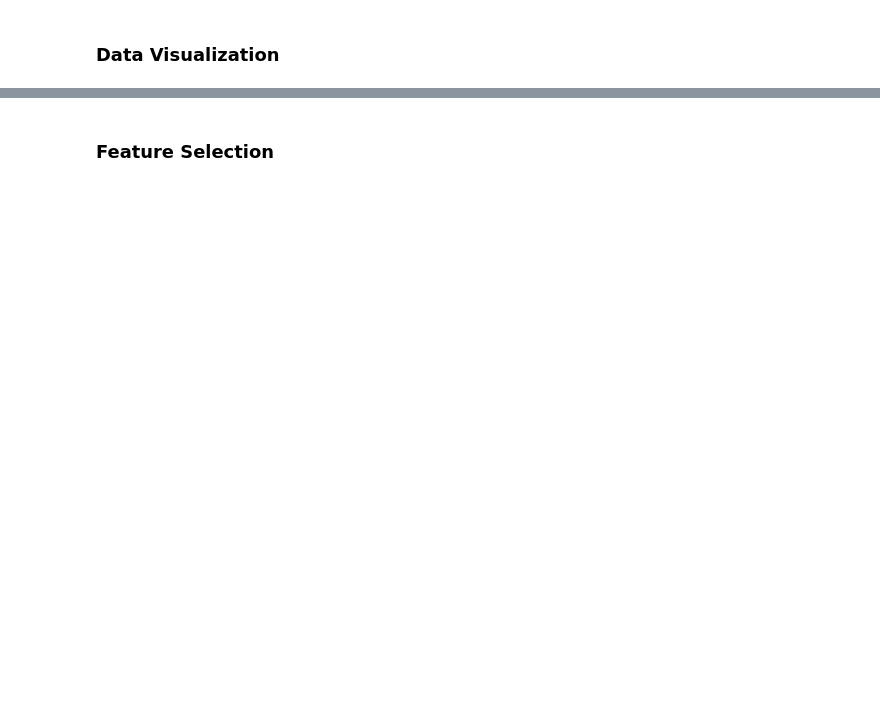
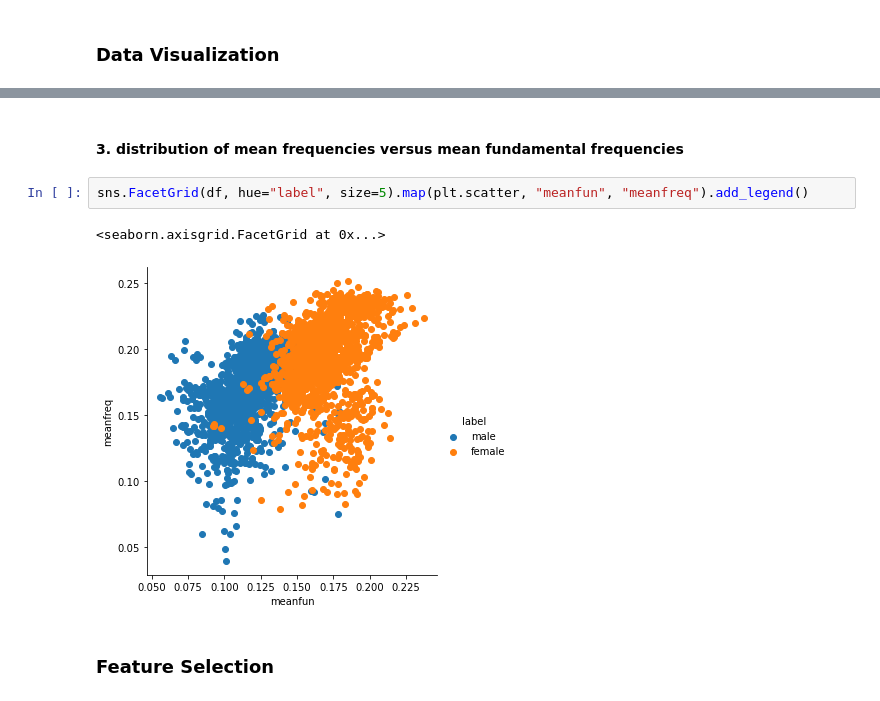
Before and after one commit to Popusa/gender-voice-classification, a Jupyter notebook: gender-voice-classification.ipynb, the cells around one changed output, grey strips where cells are left out. Saved outputs shown, nothing was run; the diff lists cells and outputs as text; blank space fills up the shorter version.

```diff
--- a/gender-voice-classification.ipynb
+++ b/gender-voice-classification.ipynb
@@ -144,2 +238,9 @@ dtype: object
+# %% [markdown]
+#### 3. distribution of mean frequencies versus mean fundamental frequencies
+# %%
+sns.FacetGrid(df, hue="label", size=5).map(plt.scatter, "meanfun", "meanfreq").add_legend()
+# %% [output]
+<seaborn.axisgrid.FacetGrid at 0x...>
+[figure, added]
 # %% [markdown]
 ### Feature Selection
```
Also changed, not shown: parts of 66 cells of this notebook.
